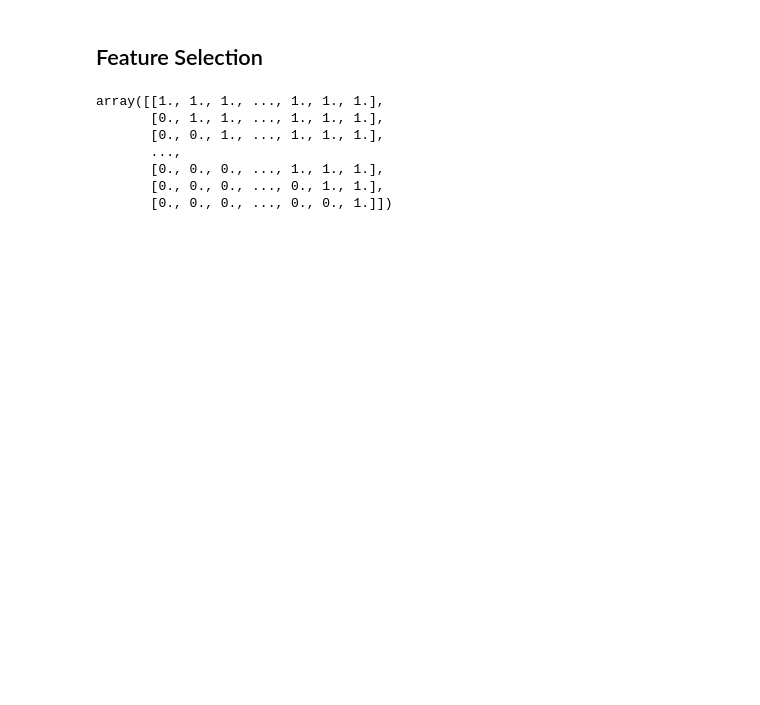
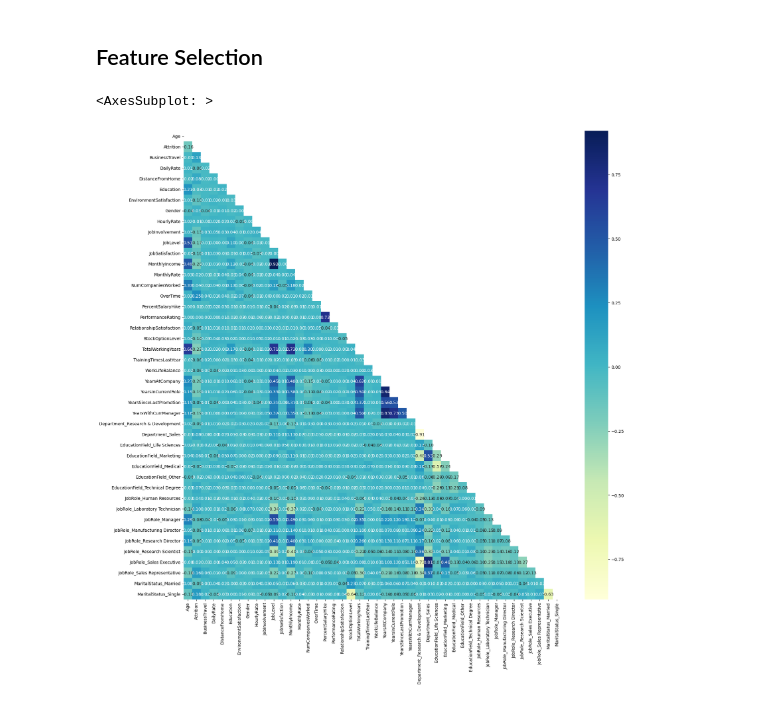
Before and after one commit to ZakariaElKazdam/Attrition-detection, a Jupyter notebook: EDA.ipynb, the cells around one changed output. Cells and saved outputs as stored; diff of their text form; code cells hidden in the pictures; blank space fills up the shorter version.

```diff
--- a/attrition_detection.ipynb
+++ b/EDA.ipynb
@@ -780,17 +777,13 @@ data
 # %%
 correlation_matrix = data.corr()
 
 mask = np.zeros_like(correlation_matrix)
 mask[np.triu_indices_from(mask)]=True
 
+#correlation matric needs to be converted to only one digits after the float
 
-
-sns.heatmap(correlation_matrix, mask=mask , cmap = 'YlGnBu')
+plt.figure(figsize =(20,20))
+sns.heatmap(correlation_matrix, mask=mask , cmap = 'YlGnBu', annot=True,  fmt='.2f')
 # %% [output]
-array([[1., 1., 1., ..., 1., 1., 1.],
-       [0., 1., 1., ..., 1., 1., 1.],
-       [0., 0., 1., ..., 1., 1., 1.],
-       ...,
-       [0., 0., 0., ..., 1., 1., 1.],
-       [0., 0., 0., ..., 0., 1., 1.],
-       [0., 0., 0., ..., 0., 0., 1.]])
+<AxesSubplot: >
+[figure, added]
```
Also changed, not shown: parts of 10 cells of this notebook, 2 other files.
